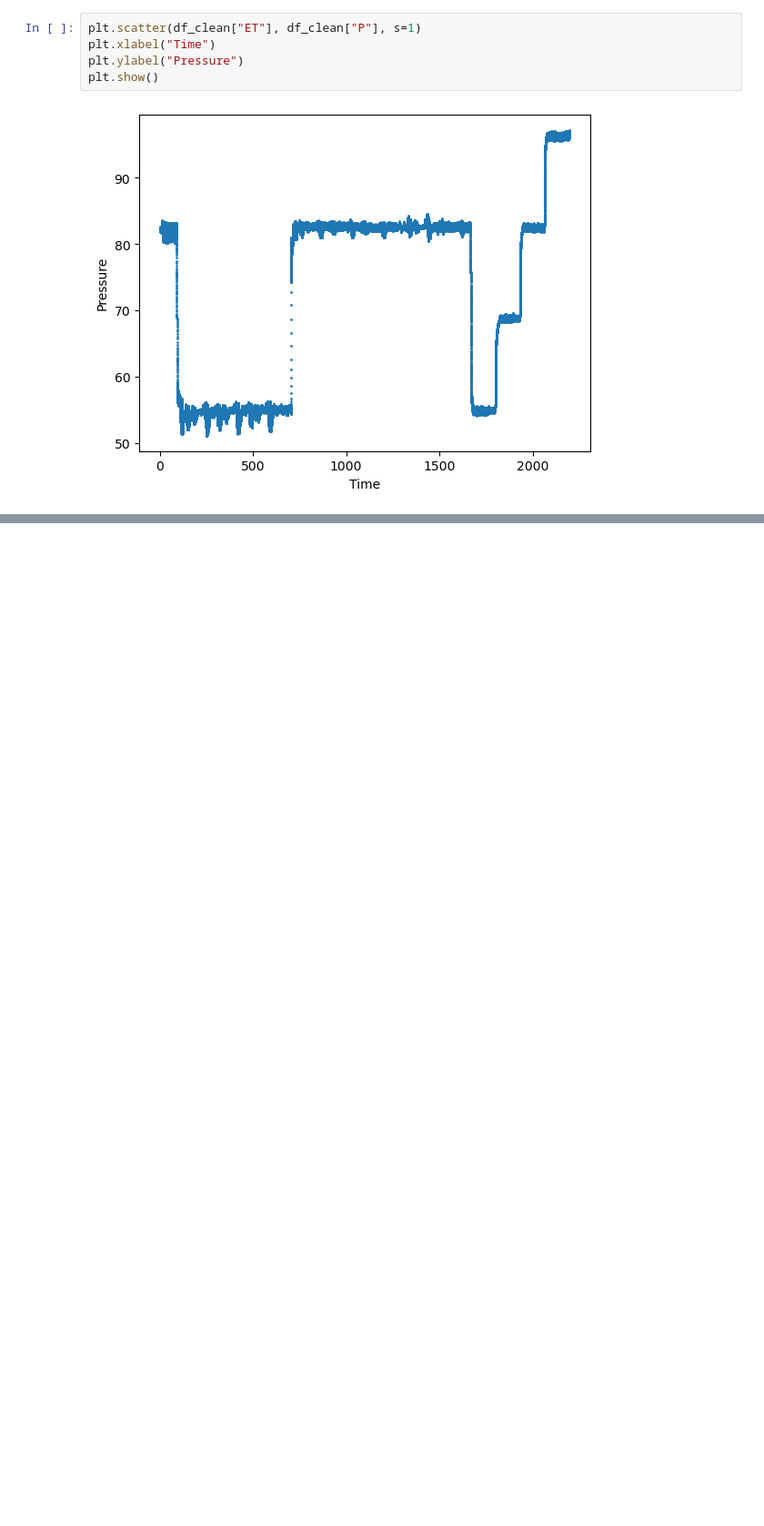
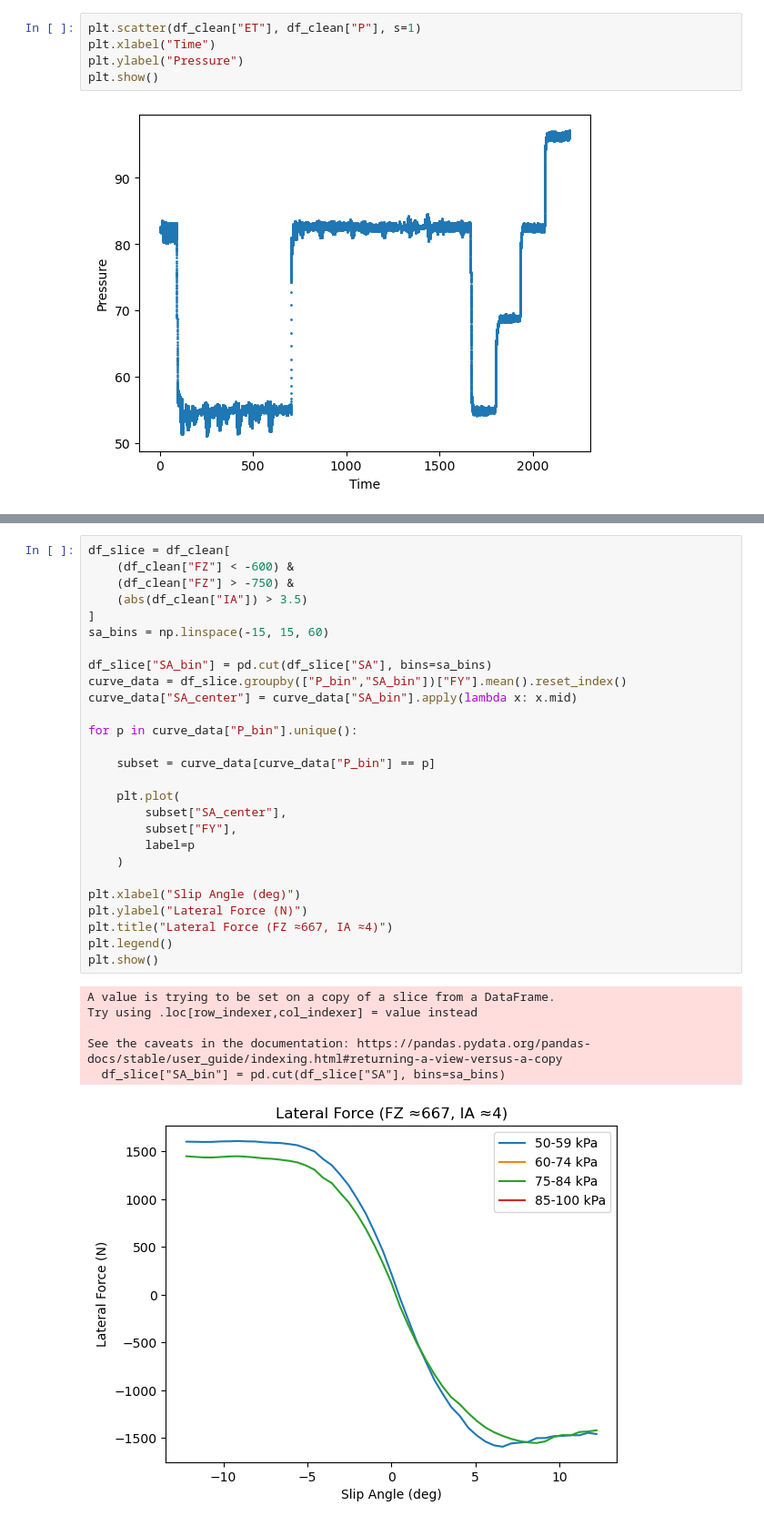
Before and after one commit to Formula-Electric-Berkeley/FEBSim, a Jupyter notebook: tire-sim/TireAnalysisProj.ipynb, the cells around one changed output, grey strips where cells are left out. Shown at 91% size. Cells and saved outputs as stored; diff of their text form; blank space fills up the shorter version.

```diff
--- a/tire-sim/TireAnalysisProj.ipynb
+++ b/tire-sim/TireAnalysisProj.ipynb
@@ -250,0 +244,34 @@ plt.show()
+# %%
+df_slice = df_clean[
+    (df_clean["FZ"] < -600) &
+    (df_clean["FZ"] > -750) &
+    (abs(df_clean["IA"]) > 3.5)
+]
+sa_bins = np.linspace(-15, 15, 60)
+
+df_slice["SA_bin"] = pd.cut(df_slice["SA"], bins=sa_bins)
+curve_data = df_slice.groupby(["P_bin","SA_bin"])["FY"].mean().reset_index()
+curve_data["SA_center"] = curve_data["SA_bin"].apply(lambda x: x.mid)
+
+for p in curve_data["P_bin"].unique():
+
+    subset = curve_data[curve_data["P_bin"] == p]
+
+    plt.plot(
+        subset["SA_center"],
+        subset["FY"],
+        label=p
+    )
+
+plt.xlabel("Slip Angle (deg)")
+plt.ylabel("Lateral Force (N)")
+plt.title("Lateral Force (FZ ≈667, IA ≈4)")
+plt.legend()
+plt.show()
+# %% [output]
+A value is trying to be set on a copy of a slice from a DataFrame.
+Try using .loc[row_indexer,col_indexer] = value instead
+
+See the caveats in the documentation: https://pandas.pydata.org/pandas-docs/stable/user_guide/indexing.html#returning-a-view-versus-a-copy
+  df_slice["SA_bin"] = pd.cut(df_slice["SA"], bins=sa_bins)
+[figure, added]
```
Also changed, not shown: parts of 10 cells of this notebook.
